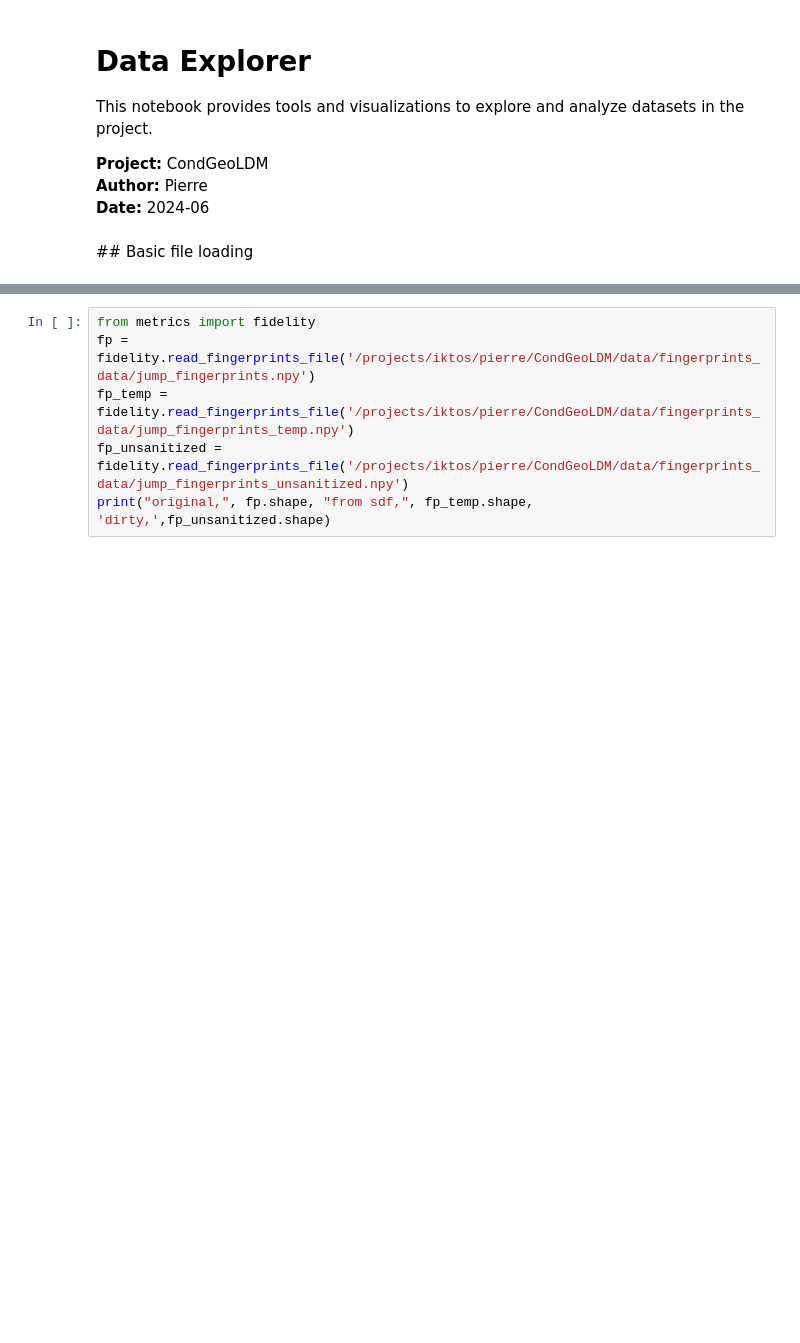
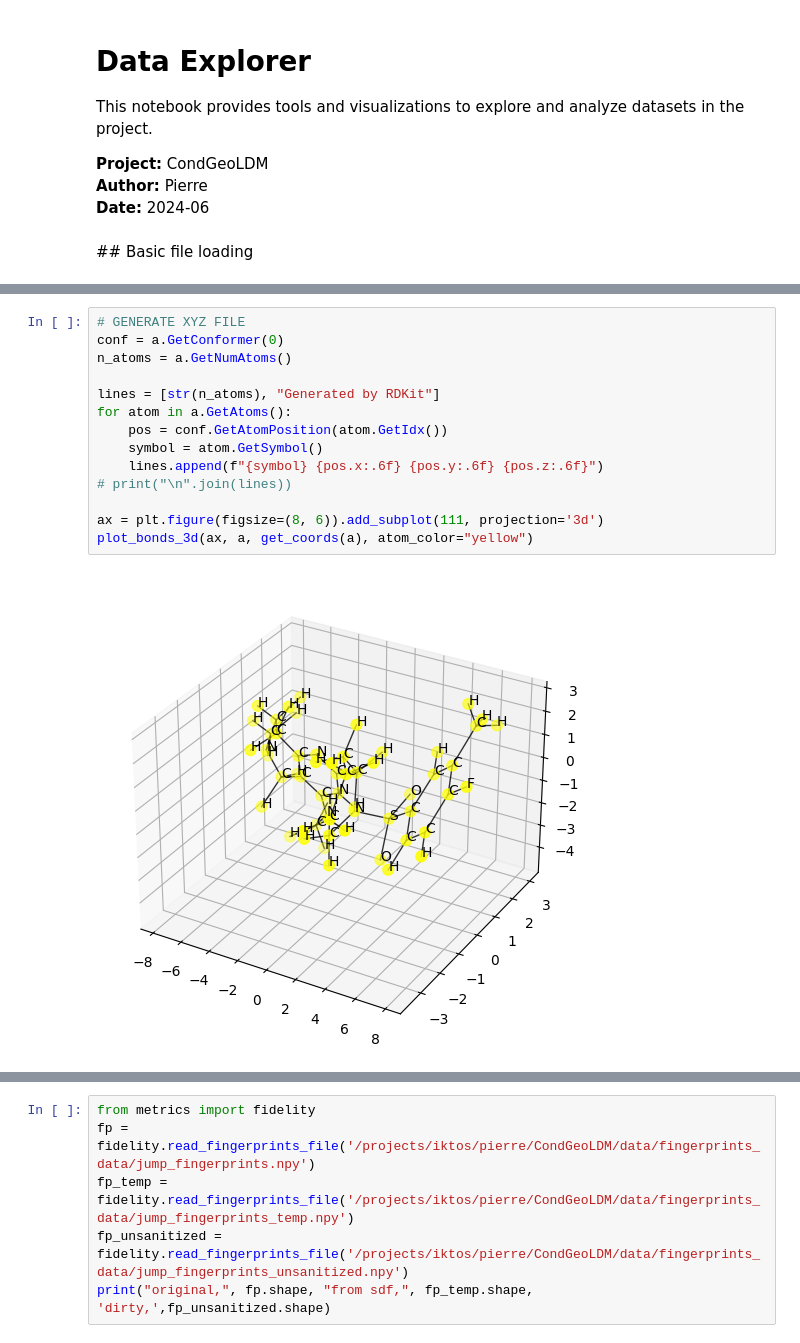
Before and after one commit to pierre-pauchet/Img2Mol, a Jupyter notebook: sandbox.ipynb, the cells around one changed output, grey strips where cells are left out. Saved outputs shown, nothing was run; the diff lists cells and outputs as text; blank space fills up the shorter version.

```diff
--- a/sandbox.ipynb
+++ b/sandbox.ipynb
@@ -13,0 +185,16 @@ charac = np.load('/projects/iktos/pierre/CondGeoLDM/data/jump/charac_30_h.npy',
+# %%
+# GENERATE XYZ FILE
+conf = a.GetConformer(0)
+n_atoms = a.GetNumAtoms()
+
+lines = [str(n_atoms), "Generated by RDKit"]
+for atom in a.GetAtoms():
+    pos = conf.GetAtomPosition(atom.GetIdx())
+    symbol = atom.GetSymbol()
+    lines.append(f"{symbol} {pos.x:.6f} {pos.y:.6f} {pos.z:.6f}")
+# print("\n".join(lines))
+
+ax = plt.figure(figsize=(8, 6)).add_subplot(111, projection='3d')
+plot_bonds_3d(ax, a, get_coords(a), atom_color="yellow")
+# %% [output]
+[figure, added]
```
Also changed, not shown: parts of 12 cells of this notebook, 2 other files.
